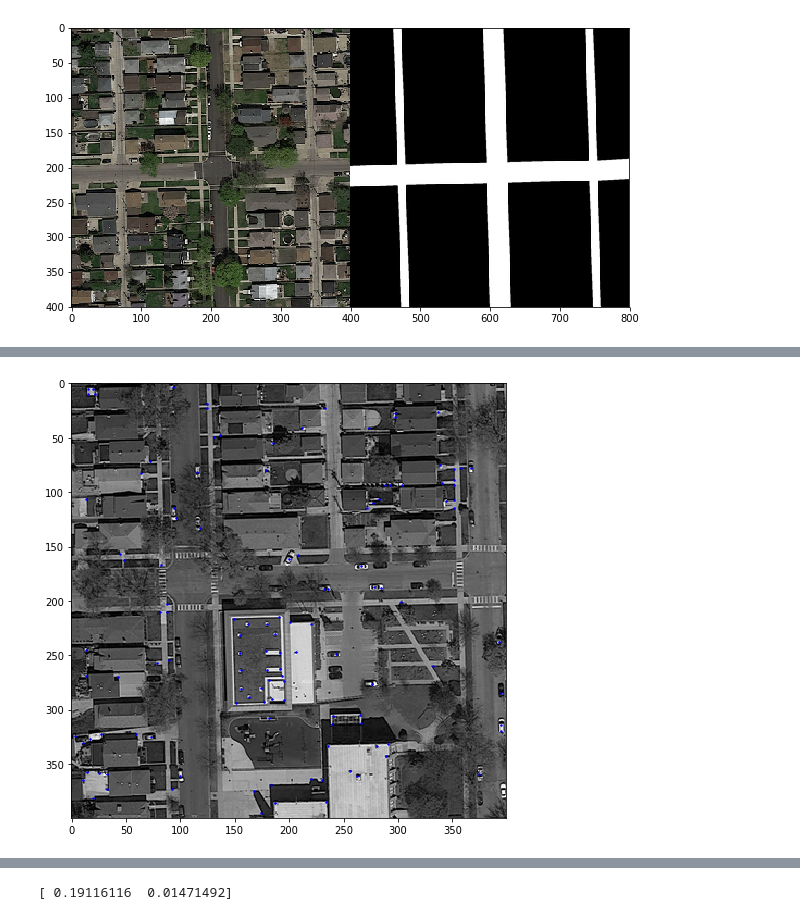
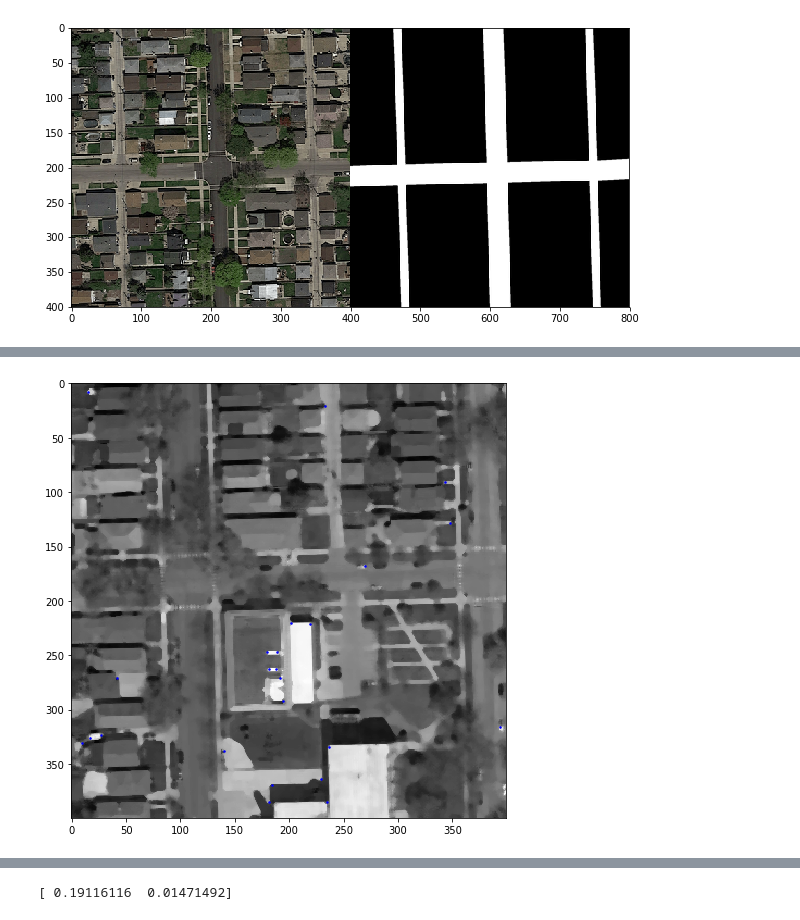
Before and after one commit to gaelmoccand/RoadSegmentation_CNN, a Jupyter notebook: project2/scripts/test_pascal.ipynb, the cells around one changed output, grey strips where cells are left out. Saved outputs shown, nothing was run; the diff lists cells and outputs as text; code cells hidden in the pictures.

```diff
--- a/project2/scripts/test_pascal.ipynb
+++ b/project2/scripts/test_pascal.ipynb
@@ -84,5 +84,15 @@ Image size = 400,400
 from image_processing import *
 from skimage.morphology import disk
 from skimage.filters.rank import median
+from skimage.color import rgb2gray
 imgRGB = imgs[1]
-img = skim.color.rgb2gray(imgRGB)
+imgOriginal = rgb2gray(imgRGB)
+# %%
+# MDEDIAN FILTER
+img = median(imgOriginal, disk(3))
+print(img.shape)
+medc = np.concatenate((img_float_to_uint8(img), img_float_to_uint8(med)), axis=1)
+#medc = concatenate_images(img, img_float_to_uint8(med))
+
+fig = plt.figure(figsize=(10, 10))
+plt.imshow(medc, cmap='Greys_r')
@@ -89,11 +103,11 @@ img = skim.color.rgb2gray(imgRGB)
 # %%
 # HARRIS CORNER
-coords = image_corner(img,3)
+coords = image_corner(img,5)
 
 fig, ax = plt.subplots(figsize=(8, 8))
 ax.imshow(img, interpolation='nearest', cmap=plt.cm.gray)
 ax.plot(coords[:, 1], coords[:, 0], '.b', markersize=3)
 #ax.plot(coords_subpix[:, 1], coords_subpix[:, 0], '+r', markersize=15)
 plt.show()
 # %% [output]
-[figure, old version]
+[figure, new version]
```
Also changed, not shown: parts of 4 cells of this notebook, 1 other file.
